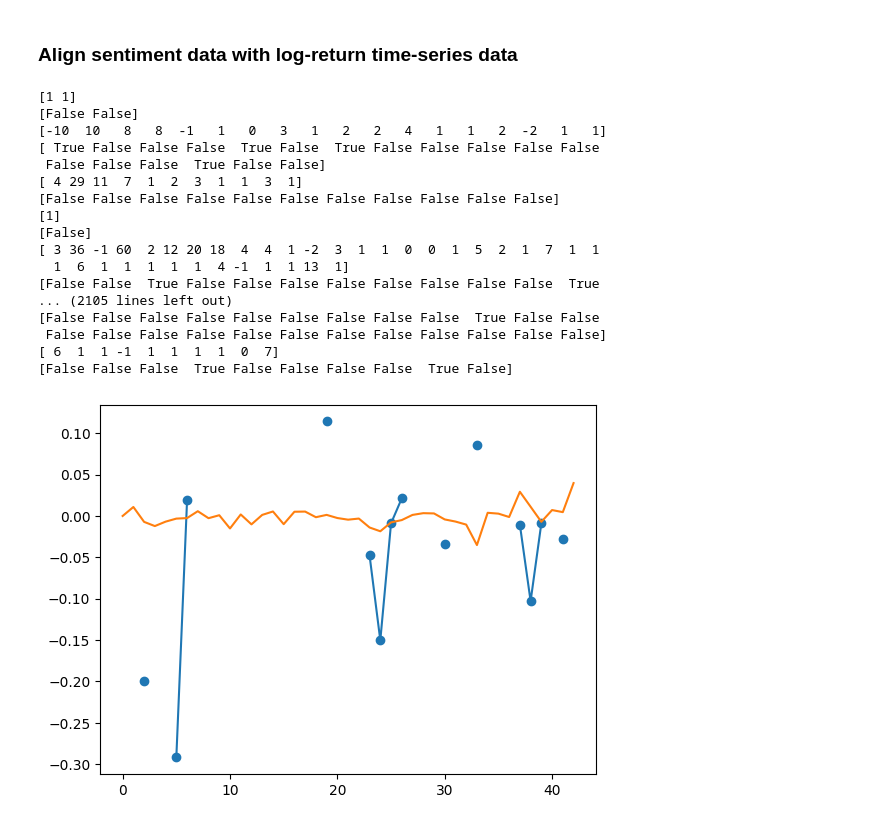
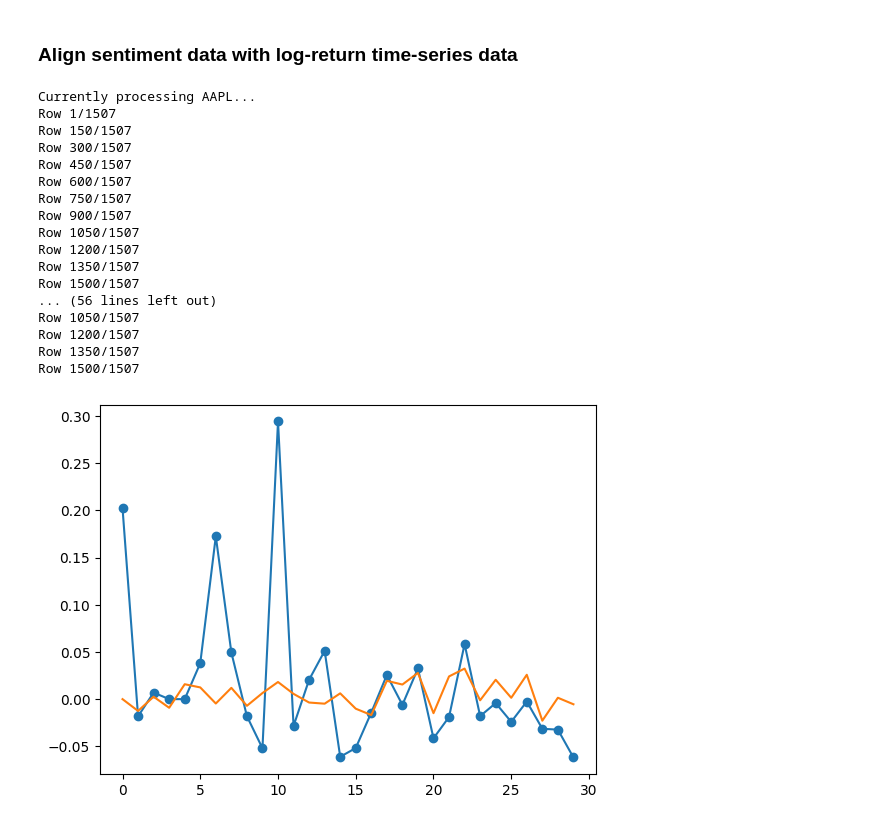
Before and after one commit to agussarsson/degree_project, a Jupyter notebook: notebooks/preprocessor.ipynb, the cells around one changed output. Drawn from its saved outputs; the diff is of its cells as text; code cells hidden in the pictures.

```diff
--- a/notebooks/preprocessor.ipynb
+++ b/notebooks/preprocessor.ipynb
@@ -21,6 +21,7 @@ if IN_COLAB:
         subprocess.check_call([sys.executable, "-m", "pip", "install", "pandas_market_calendars"])
         subprocess.check_call([sys.executable, "-m", "pip", "install", "zstandard"])
 
+    DATA_PATH = Path("/content/data")
 
 else: DATA_PATH = Path("../data").resolve()
 
@@ -630,6 +825,7 @@ sentiment_data_path = Path(PROCESSED_DATA_PATH, "sentiment_parquet/**/*.parquet"
 
 all_rows = []
 for ticker in TICKERS:
+    print(f"Currently processing {ticker}...")
     rows = []
     ticker_data = duckdb.query(f"""
         SELECT *
@@ -638,6 +834,7 @@ for ticker in TICKERS:
     """).df()
     ticker_data["trading_date"] = pd.to_datetime(ticker_data["trading_date"]).dt.date
     for idx, row in time_series_dict[ticker].iterrows():
+        if (idx + 1) % (len(time_series_dict[ticker]) // 10) == 0 or idx == 0: print(f"Row {idx + 1}/{len(time_series_dict[ticker])}")
         # print(trading_date)
         trading_date = pd.to_datetime(row["date"]).date()
         log_return = row["log_return"]
@@ -690,33 +887,33 @@ pq.write_to_dataset(
 )
 all_rows.clear()
 # %% [output]
-[1 1]
-[False False]
-[-10  10   8   8  -1   1   0   3   1   2   2   4   1   1   2  -2   1   1]
-[ True False False False  True False  True False False False False False
- False False False  True False False]
-[ 4 29 11  7  1  2  3  1  1  3  1]
-[False False False False False False False False False False False]
-[1]
-[False]
-[ 3 36 -1 60  2 12 20 18  4  4  1 -2  3  1  1  0  0  1  5  2  1  7  1  1
-  1  6  1  1  1  1  1  4 -1  1  1 13  1]
-[False False  True False False False False False False False False  True
-... (2105 lines left out)
-[False False False False False False False False False  True False False
- False False False False False False False False False False False False]
-[ 6  1  1 -1  1  1  1  1  0  7]
-[False False False  True False False False False  True False]
+Currently processing AAPL...
+Row 1/1507
+Row 150/1507
+Row 300/1507
+Row 450/1507
+Row 600/1507
+Row 750/1507
+Row 900/1507
+Row 1050/1507
+Row 1200/1507
+Row 1350/1507
+Row 1500/1507
+... (56 lines left out)
+Row 1050/1507
+Row 1200/1507
+Row 1350/1507
+Row 1500/1507
 # %%
 aligned_data_path = Path(PROCESSED_DATA_PATH, 'aligned_parquet/**/*.parquet')
 aapl_data = duckdb.query(f"""
     SELECT *
     FROM read_parquet('{aligned_data_path}')
-    WHERE ticker = 'AAPL'
+    WHERE ticker = 'MSFT'
 """).df()
 
-plt.plot(aapl_data["sentiment"], marker="o")
-plt.plot(aapl_data["log_ret"])
+plt.plot(aapl_data["sentiment"][0:30], marker="o")
+plt.plot(aapl_data["log_ret"][0:30])
 plt.show()
 # %% [output]
-[figure, old version]
+[figure, new version]
```
Also changed, not shown: parts of 22 cells of this notebook.
